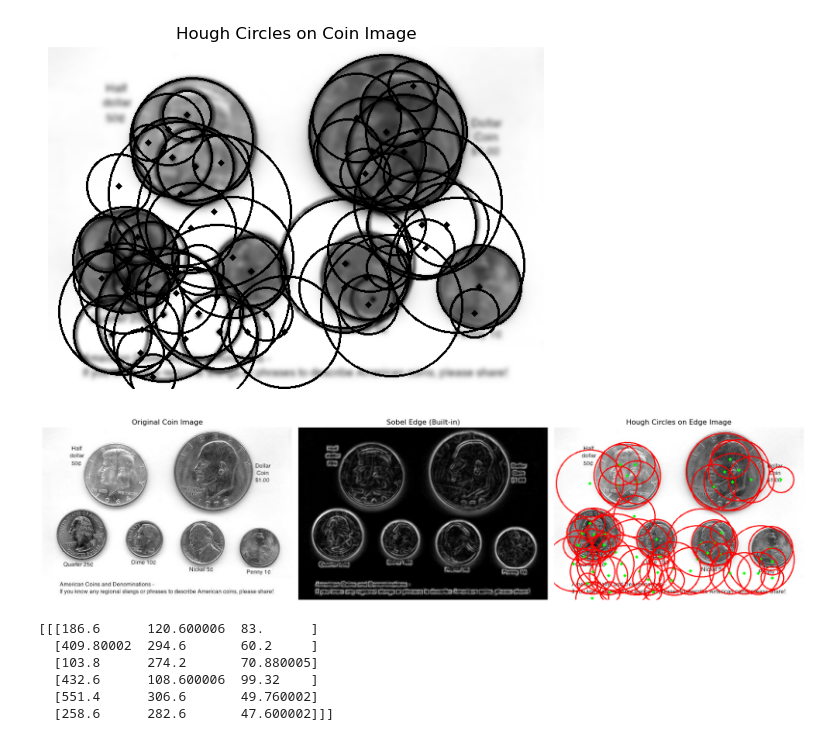
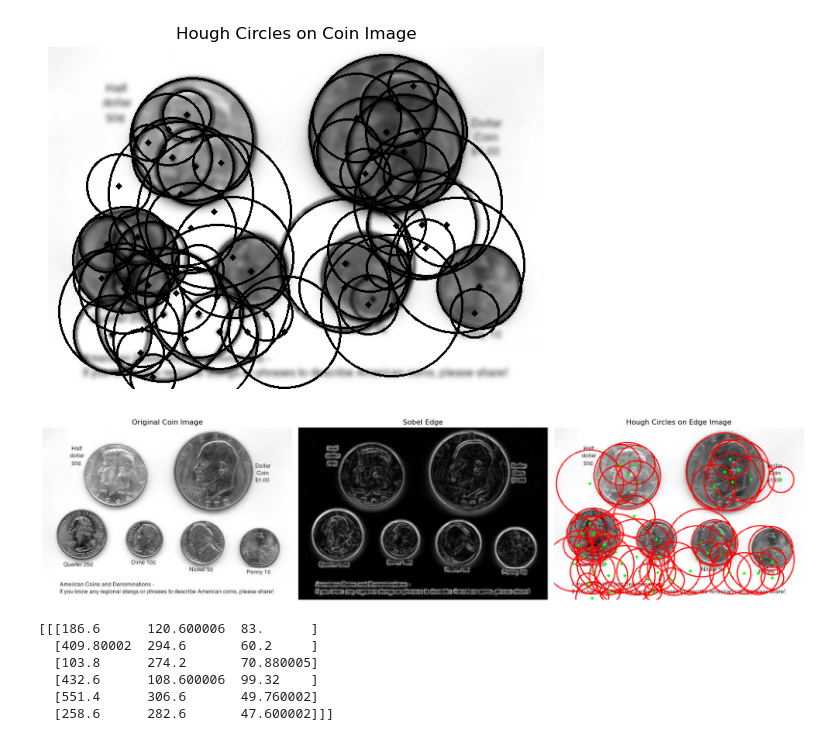
Before and after one commit to prajun7/ml-journey, a Jupyter notebook: ImageProcessing/hough_transformation.ipynb, the cells around one changed output. Saved outputs shown, nothing was run; the diff lists cells and outputs as text; code cells hidden in the pictures.

```diff
--- a/ImageProcessing/hough_transformation.ipynb
+++ b/ImageProcessing/hough_transformation.ipynb
@@ -128,35 +128,35 @@ circles = cv2.HoughCircles(edge_thresh, cv2.HOUGH_GRADIENT,
 coin_image_color = cv2.cvtColor(coin_image_array, cv2.COLOR_GRAY2BGR)
 
 # If circles are detected, draw them.
 if circles is not None:
     circles = np.uint16(np.around(circles))
     for circle in circles[0, :]:
         center = (circle[0], circle[1])
         radius = circle[2]
         # Draw the circle center in green.
         cv2.circle(coin_image_color, center, 2, (0, 255, 0), 3)
         # Draw the circle perimeter in red.
         cv2.circle(coin_image_color, center, radius, (0, 0, 255), 2)
 
 # --- Display the Results ---
 fig, axs = plt.subplots(1, 3, figsize=(18, 6))
 
 axs[0].imshow(coin_image_array, cmap="gray")
 axs[0].set_title("Original Coin Image")
 axs[0].axis("off")
 
 axs[1].imshow(edge_image, cmap="gray")
-axs[1].set_title("Sobel Edge (Built-in)")
+axs[1].set_title("Sobel Edge")
 axs[1].axis("off")
 
 axs[2].imshow(cv2.cvtColor(coin_image_color, cv2.COLOR_BGR2RGB))
 axs[2].set_title("Hough Circles on Edge Image")
 axs[2].axis("off")
 
 plt.tight_layout()
 plt.show()
 # %% [output]
-[figure, old version]
+[figure, new version]
 # %%
 # Performed the follwong steps:
 # 1. Gaussian Blur to reduce noise
```
Also changed, not shown: parts of 1 cell of this notebook.
